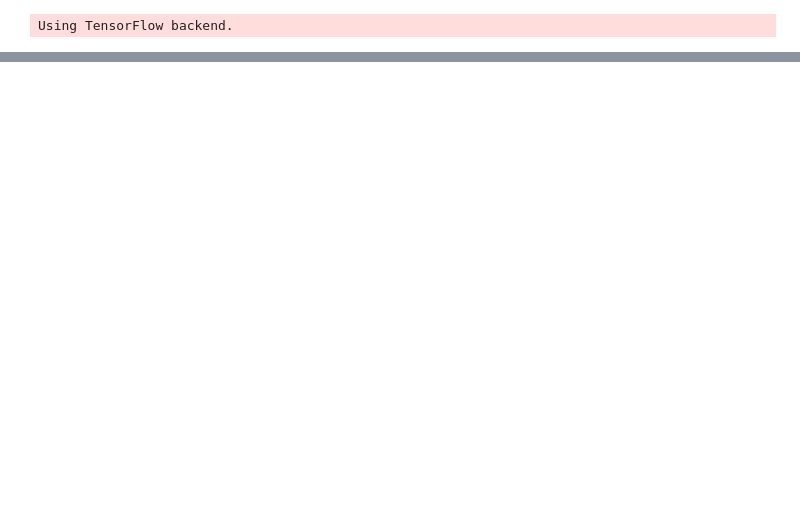
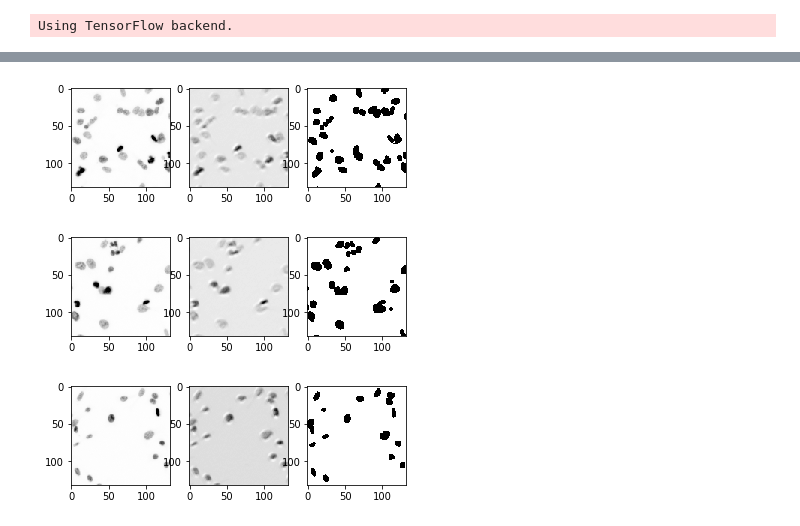
Before and after one commit to Maganik/NucleiIdentification, a Jupyter notebook: CreateUNet.ipynb, the cells around one changed output, grey strips where cells are left out. Drawn from its saved outputs; the diff is of its cells as text; code cells hidden in the pictures; blank space fills up the shorter version.

Commit message:
creation and training of the network OK

```diff
--- a/CreateUNet.ipynb
+++ b/CreateUNet.ipynb
@@ -189 +240,13 @@ def dataAugmentation(im, mask, rate):
     return train , labels
+# %%
+train = []
+labels = []
+
+for i in range(10):
+    im, mask = training_set[i]
+    ims , masks = dataAugmentation(im,mask,2)
+    print i, " images traitées"
+    for image in ims:
+        train.append(np.reshape(image,(316,316,1)))
+    for m in masks:
+        labels.append(np.reshape(m, (132,132,1)))
@@ -191,7 +267,7 @@ def dataAugmentation(im, mask, rate):
 # Initialisation des variables
 height = 316
 width = 316
-depth = 3
+depth = 1
 batchsize = 1
 size_augmented = 440
 kernel3x3= (3,3)
@@ -281,5 +375,7 @@ u_net.compile(optimizer='adam', loss='weightLoss')
 # %%
-earlystopper = EarlyStopping(patience=5, verbose=1)
+train = np.array(train)
+labels = np.array(labels)
+earlystopper = EarlyStopping(patience=2, verbose=1)
 checkpointer = ModelCheckpoint('model-dsbowl2018.h5', verbose=1, save_best_only=True)
-results = model.fit(X_train, Y_train, validation_split=0.1, batch_size=16, epochs=50,
+results = u_net.fit(train, labels, validation_split=0.2, batch_size=4, epochs=10,
                     callbacks=[earlystopper, checkpointer])
@@ -302,0 +400,2 @@ plt.show()
+# %%
+p_test = u_net.predict(train, batch_size = 1, verbose=1)
@@ -302,0 +404,17 @@ plt.show()
+# %%
+for k in range(3):
+
+    plt.figure(1)
+
+    plt.subplot(131)
+    plt.imshow(train[k,92:224,92:224,0], interpolation="nearest",cmap ="Greys")
+    plt.subplot(132)
+    plt.imshow(np.reshape((p_test[k]),(132,132)), interpolation="nearest",cmap ="Greys")
+
+    plt.subplot(133)
+    plt.imshow(np.reshape(labels[k],(132,132)),interpolation="nearest",cmap ="Greys")
+    plt.show()
+# %% [output]
+[figure, added]
+[figure, added]
+[figure, added]
```
Also changed, not shown: parts of 13 cells of this notebook, 1 other file.
